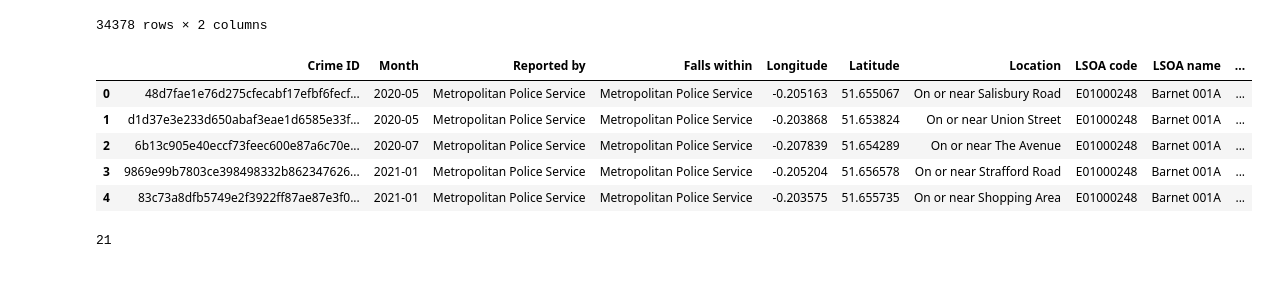
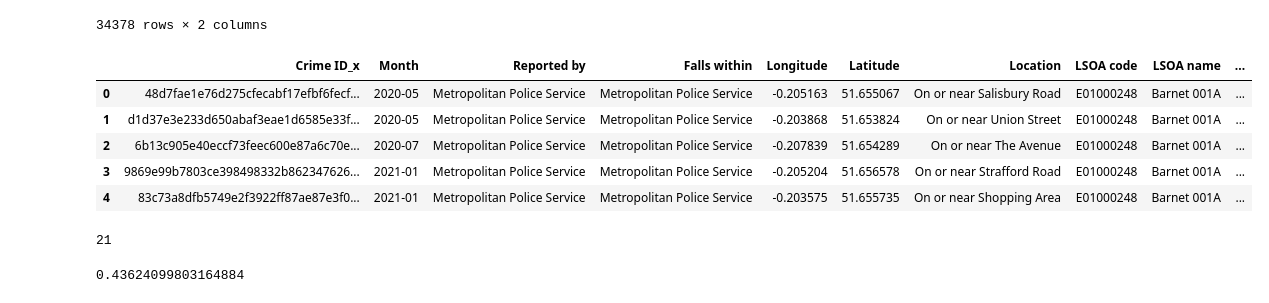
Before and after one commit to Shapkofil/dc20-g22, a Jupyter notebook: CrimesInWards.ipynb, the cells around one changed output. Saved outputs shown, nothing was run; the diff lists cells and outputs as text; code cells hidden in the pictures.

```diff
--- a/CrimesInWards.ipynb
+++ b/CrimesInWards.ipynb
@@ -43,16 +43,30 @@ wards_relevant
 | 34376 | Cardiff 019C | Cyncoed |
 | 34377 | Newport 001D | Caerleon |
 34378 rows × 2 columns
-# %%
-merged_df = pd.merge(left=barnetBur_df, right=wards_relevant, left_on='LSOA name', right_on='LSOA01NM')
-merged_df.head()
-# %% [output]
-|  | Crime ID | Month | Reported by | Falls within | Longitude | Latitude | Location | LSOA code | LSOA name | ... |
-| 0 | 48d7fae1e76d275cfecabf17efbf6fecf... | 2020-05 | Metropolitan Police Service | Metropolitan Police Service | -0.205163 | 51.655067 | On or near Salisbury Road | E01000248 | Barnet 001A | ... |
-| 1 | d1d37e3e233d650abaf3eae1d6585e33f... | 2020-05 | Metropolitan Police Service | Metropolitan Police Service | -0.203868 | 51.653824 | On or near Union Street | E01000248 | Barnet 001A | ... |
-| 2 | 6b13c905e40eccf73feec600e87a6c70e... | 2020-07 | Metropolitan Police Service | Metropolitan Police Service | -0.207839 | 51.654289 | On or near The Avenue | E01000248 | Barnet 001A | ... |
-| 3 | 9869e99b7803ce398498332b862347626... | 2021-01 | Metropolitan Police Service | Metropolitan Police Service | -0.205204 | 51.656578 | On or near Strafford Road | E01000248 | Barnet 001A | ... |
-| 4 | 83c73a8dfb5749e2f3922ff87ae87e3f0... | 2021-01 | Metropolitan Police Service | Metropolitan Police Service | -0.203575 | 51.655735 | On or near Shopping Area | E01000248 | Barnet 001A | ... |
+# %%
+#Merge the main dataframe with the wards dataframe
+merged_df = pd.merge(left=barnetBur_df, right=wards_relevant, left_on='LSOA name', right_on='LSOA01NM')
+
+
+#Count the crimes comitted in a ward and the crimes in previous time windows in the same ward
+df_crimes = merged_df[["Month", "Crime ID","WD11NM"]].copy()
+df_crimes= df_crimes.groupby(["WD11NM","Month"]).count()
+df_crimes["2Months"]=df_crimes['Crime ID'].shift(1, fill_value=0).add(df_crimes['Crime ID'].shift(2, fill_value=0))
+df_crimes["2MonthsLag"] = df_crimes['Crime ID'].shift(3, fill_value=0).add(df_crimes['Crime ID'].shift(4, fill_value=0))
+df_crimes["4Months"]=df_crimes['Crime ID'].shift(1, fill_value=0).add(df_crimes['Crime ID'].shift(2, fill_value=0)).add(df_crimes['Crime ID'].shift(3, fill_value=0)).add(df_crimes['Crime ID'].shift(4, fill_value=0))
+df_crimes["4MonthsLag"]=df_crimes['Crime ID'].shift(5, fill_value=0).add(df_crimes['Crime ID'].shift(6, fill_value=0)).add(df_crimes['Crime ID'].shift(7, fill_value=0)).add(df_crimes['Crime ID'].shift(8, fill_value=0))
+df_crimes['12Months'] = df_crimes['Crime ID'].rolling(window=12).sum().shift(1)
+
+#Merge the count of crimes to the main dataframe
+merged_df = pd.merge(merged_df, df_crimes, on=['Month', 'WD11NM'], how='left')
+merged_df.head()
+# %% [output]
+|  | Crime ID_x | Month | Reported by | Falls within | Longitude | Latitude | Location | LSOA code | LSOA name | ... |
+| 0 | 48d7fae1e76d275cfecabf17efbf6fecf... | 2020-05 | Metropolitan Police Service | Metropolitan Police Service | -0.205163 | 51.655067 | On or near Salisbury Road | E01000248 | Barnet 001A | ... |
+| 1 | d1d37e3e233d650abaf3eae1d6585e33f... | 2020-05 | Metropolitan Police Service | Metropolitan Police Service | -0.203868 | 51.653824 | On or near Union Street | E01000248 | Barnet 001A | ... |
+| 2 | 6b13c905e40eccf73feec600e87a6c70e... | 2020-07 | Metropolitan Police Service | Metropolitan Police Service | -0.207839 | 51.654289 | On or near The Avenue | E01000248 | Barnet 001A | ... |
+| 3 | 9869e99b7803ce398498332b862347626... | 2021-01 | Metropolitan Police Service | Metropolitan Police Service | -0.205204 | 51.656578 | On or near Strafford Road | E01000248 | Barnet 001A | ... |
+| 4 | 83c73a8dfb5749e2f3922ff87ae87e3f0... | 2021-01 | Metropolitan Police Service | Metropolitan Police Service | -0.203575 | 51.655735 | On or near Shopping Area | E01000248 | Barnet 001A | ... |
 # %%
 #Only 21 wards(should be 24) we have to check if this is different for data from a while ago
 len(merged_df['WD11NM'].unique())
@@ -79,0 +119,12 @@ X_train,X_test,y_train,y_test=train_test_split(X,y,test_size=0.2,
+# %%
+#Linera regression for the crimes in a ward
+
+reg = LinearRegression().fit(X, y)
+
+predictions = reg.predict(X)
+
+
+score = reg.score(X, y)
+score
+# %% [output]
+0.43624099803164884
```
Also changed, not shown: parts of 6 cells of this notebook.
